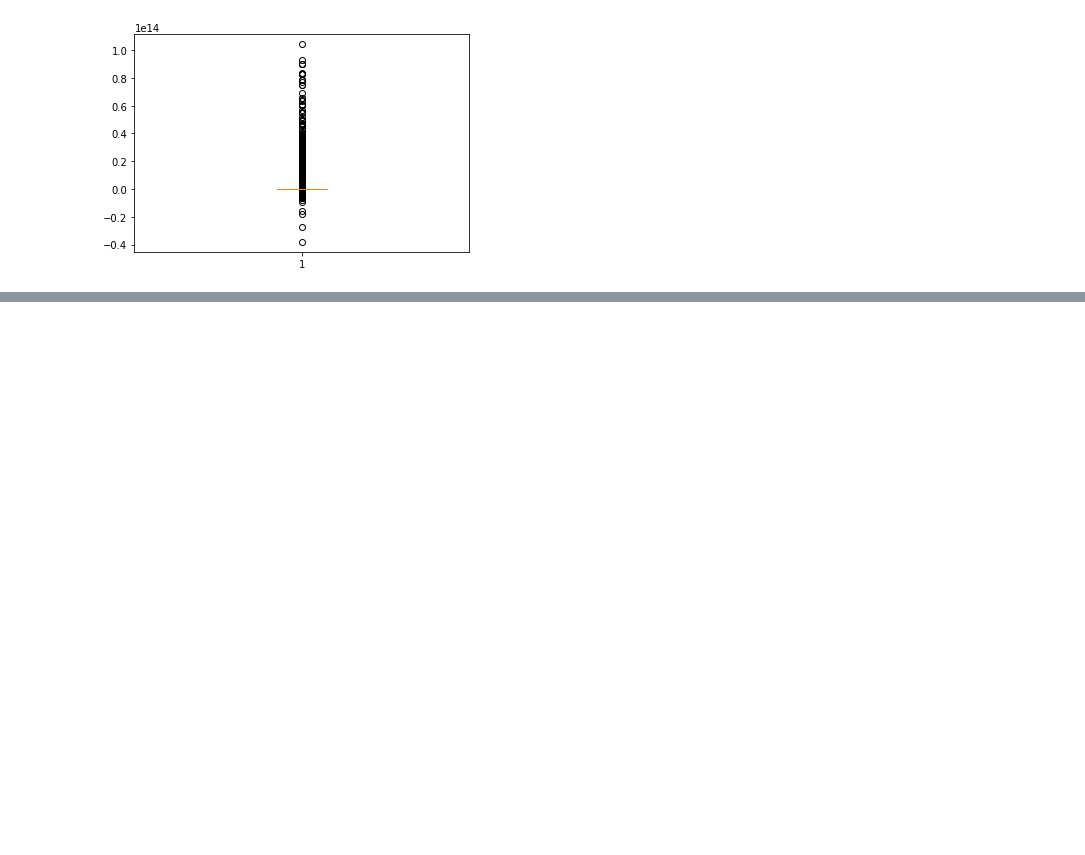
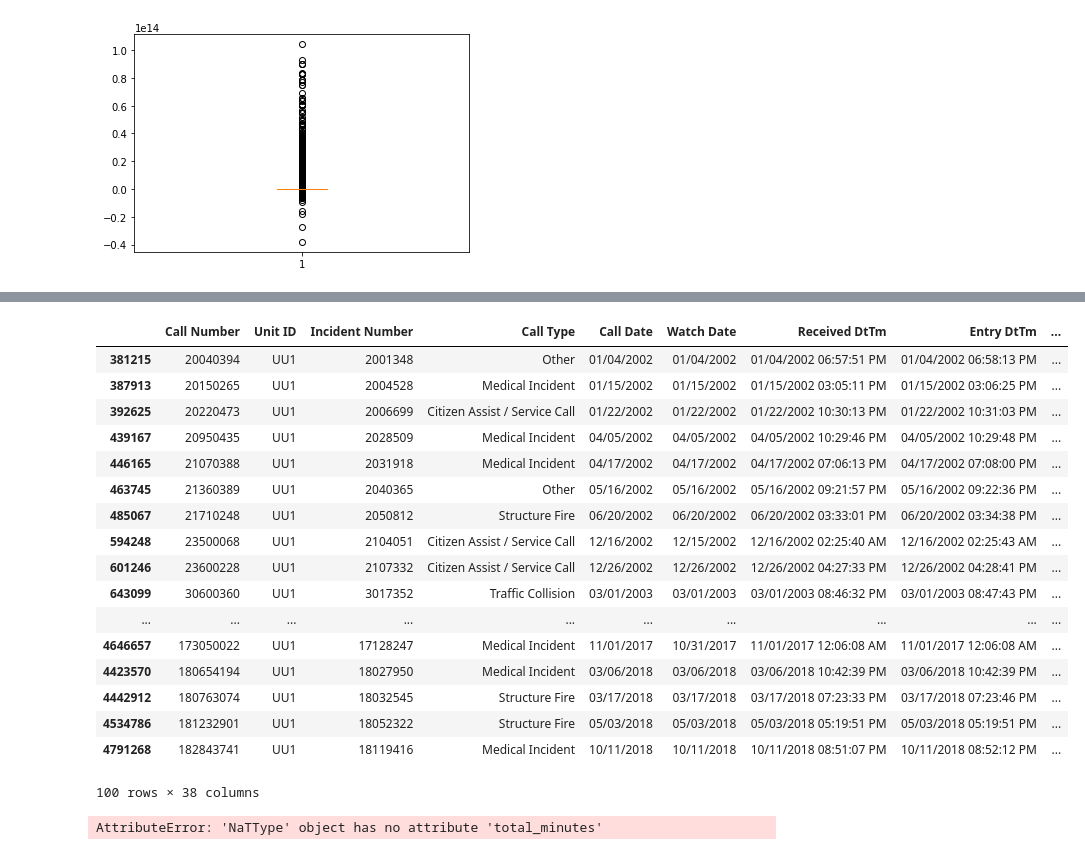
Before and after one commit to stefanifournier/FireDept, a Jupyter notebook: FireDeptAnalysis.ipynb, the cells around one changed output, grey strips where cells are left out. Cells and saved outputs as stored; diff of their text form; code cells hidden in the pictures; blank space fills up the shorter version.

```diff
--- a/FireDeptAnalysis.ipynb
+++ b/FireDeptAnalysis.ipynb
@@ -233,0 +282,27 @@ plt.show()
+# %%
+backtoback_df['diff'] = backtoback_df['Available DtTm'].groupby(backtoback_df['Unit ID']).shift() - backtoback_df['Dispatch DtTm']
+# %%
+backtoback_df.tail(100)
+# %% [output]
+|  | Call Number | Unit ID | Incident Number | Call Type | Call Date | Watch Date | Received DtTm | Entry DtTm | ... |
+| 381215 | 20040394 | UU1 | 2001348 | Other | 01/04/2002 | 01/04/2002 | 01/04/2002 06:57:51 PM | 01/04/2002 06:58:13 PM | ... |
+| 387913 | 20150265 | UU1 | 2004528 | Medical Incident | 01/15/2002 | 01/15/2002 | 01/15/2002 03:05:11 PM | 01/15/2002 03:06:25 PM | ... |
+| 392625 | 20220473 | UU1 | 2006699 | Citizen Assist / Service Call | 01/22/2002 | 01/22/2002 | 01/22/2002 10:30:13 PM | 01/22/2002 10:31:03 PM | ... |
+| 439167 | 20950435 | UU1 | 2028509 | Medical Incident | 04/05/2002 | 04/05/2002 | 04/05/2002 10:29:46 PM | 04/05/2002 10:29:48 PM | ... |
+| 446165 | 21070388 | UU1 | 2031918 | Medical Incident | 04/17/2002 | 04/17/2002 | 04/17/2002 07:06:13 PM | 04/17/2002 07:08:00 PM | ... |
+| 463745 | 21360389 | UU1 | 2040365 | Other | 05/16/2002 | 05/16/2002 | 05/16/2002 09:21:57 PM | 05/16/2002 09:22:36 PM | ... |
+| 485067 | 21710248 | UU1 | 2050812 | Structure Fire | 06/20/2002 | 06/20/2002 | 06/20/2002 03:33:01 PM | 06/20/2002 03:34:38 PM | ... |
+| 594248 | 23500068 | UU1 | 2104051 | Citizen Assist / Service Call | 12/16/2002 | 12/15/2002 | 12/16/2002 02:25:40 AM | 12/16/2002 02:25:43 AM | ... |
+| 601246 | 23600228 | UU1 | 2107332 | Citizen Assist / Service Call | 12/26/2002 | 12/26/2002 | 12/26/2002 04:27:33 PM | 12/26/2002 04:28:41 PM | ... |
+| 643099 | 30600360 | UU1 | 3017352 | Traffic Collision | 03/01/2003 | 03/01/2003 | 03/01/2003 08:46:32 PM | 03/01/2003 08:47:43 PM | ... |
+| ... | ... | ... | ... | ... | ... | ... | ... | ... | ... |
+| 4646657 | 173050022 | UU1 | 17128247 | Medical Incident | 11/01/2017 | 10/31/2017 | 11/01/2017 12:06:08 AM | 11/01/2017 12:06:08 AM | ... |
+| 4423570 | 180654194 | UU1 | 18027950 | Medical Incident | 03/06/2018 | 03/06/2018 | 03/06/2018 10:42:39 PM | 03/06/2018 10:42:39 PM | ... |
+| 4442912 | 180763074 | UU1 | 18032545 | Structure Fire | 03/17/2018 | 03/17/2018 | 03/17/2018 07:23:33 PM | 03/17/2018 07:23:46 PM | ... |
+| 4534786 | 181232901 | UU1 | 18052322 | Structure Fire | 05/03/2018 | 05/03/2018 | 05/03/2018 05:19:51 PM | 05/03/2018 05:19:51 PM | ... |
+| 4791268 | 182843741 | UU1 | 18119416 | Medical Incident | 10/11/2018 | 10/11/2018 | 10/11/2018 08:51:07 PM | 10/11/2018 08:52:12 PM | ... |
+100 rows × 38 columns
+# %%
+backtoback_df['diff_min'] = backtoback_df['diff'].apply(lambda x: round(pd.Timedelta(x).total_minutes() %86400.0 / 60.0))
+# %% [output]
+AttributeError: 'NaTType' object has no attribute 'total_minutes'
```
Also changed, not shown: parts of 8 cells of this notebook.
